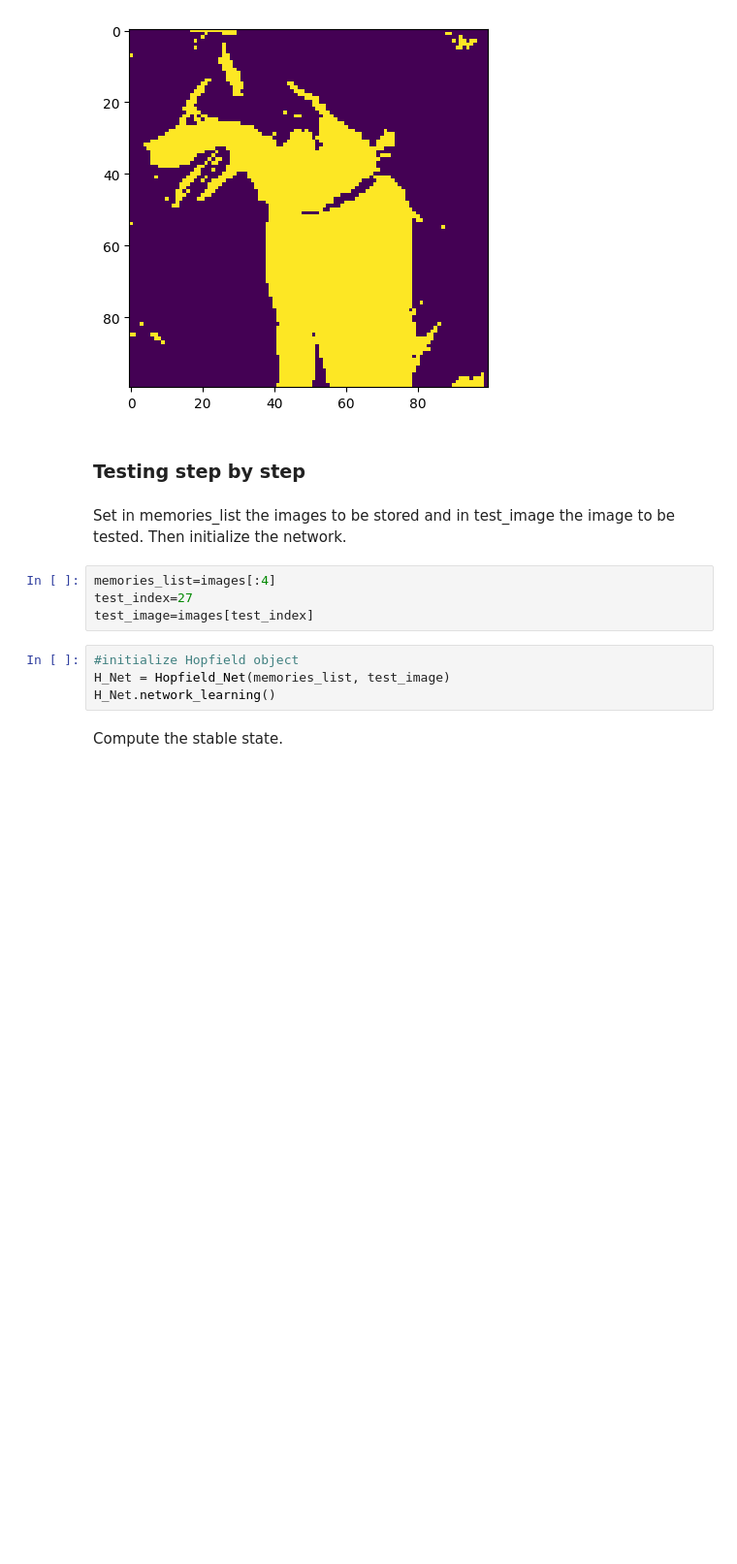
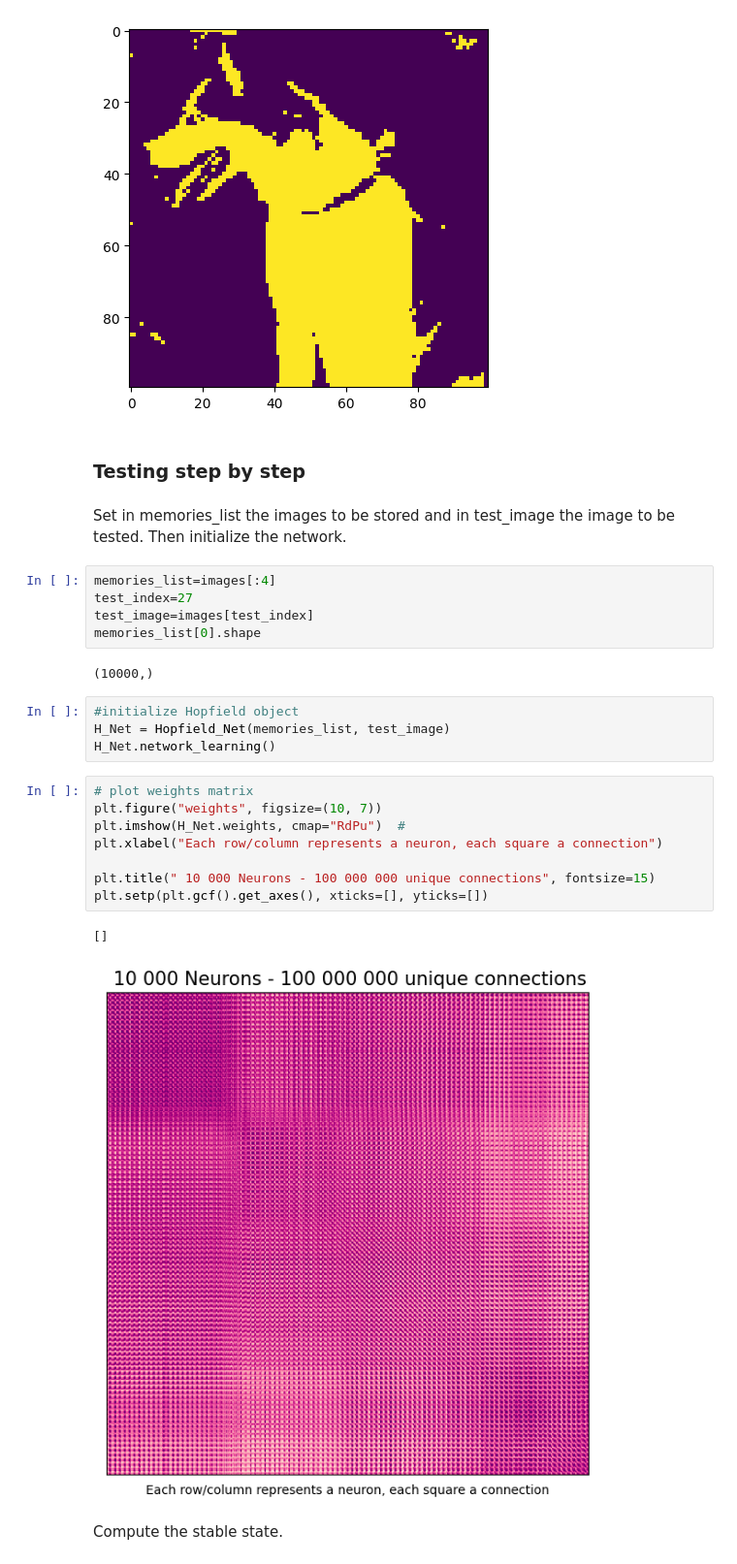
Before and after one commit to TommasoLocatelli/ml_cats_vs_dogs, a Jupyter notebook: 3.Hopfield.ipynb, the cells around one changed output. Shown at 97% size. Cells and saved outputs as stored; diff of their text form; blank space fills up the shorter version.

```diff
--- a/3.Hopfield.ipynb
+++ b/3.Hopfield.ipynb
@@ -128,10 +133,24 @@ Then initialize the network.
 memories_list=images[:4]
 test_index=27
 test_image=images[test_index]
+memories_list[0].shape
+# %% [output]
+(10000,)
 # %%
 #initialize Hopfield object
 H_Net = Hopfield_Net(memories_list, test_image)
 H_Net.network_learning()
+# %%
+# plot weights matrix
+plt.figure("weights", figsize=(10, 7))
+plt.imshow(H_Net.weights, cmap="RdPu")  #
+plt.xlabel("Each row/column represents a neuron, each square a connection")
+
+plt.title(" 10 000 Neurons - 100 000 000 unique connections", fontsize=15)
+plt.setp(plt.gcf().get_axes(), xticks=[], yticks=[])
+# %% [output]
+[]
+[figure, added]
 # %% [markdown]
 Compute the stable state.
 # %%
```
Also changed, not shown: parts of 26 cells of this notebook.
